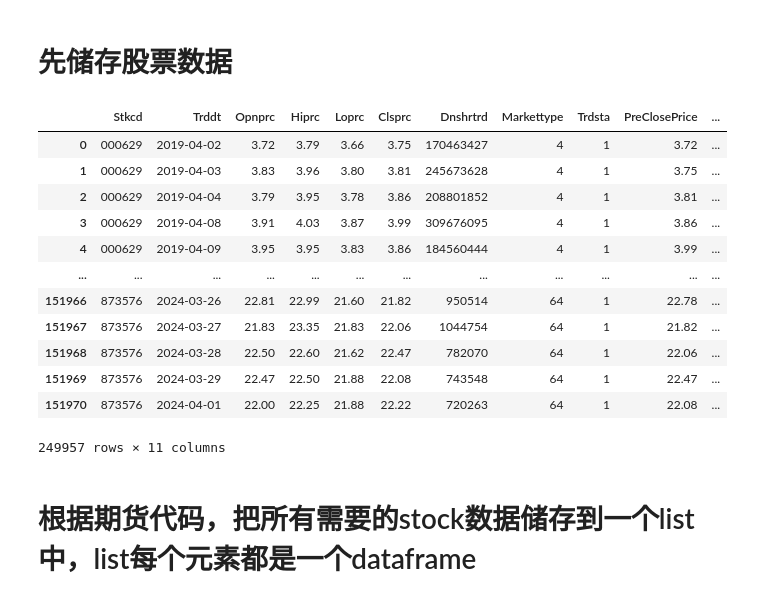
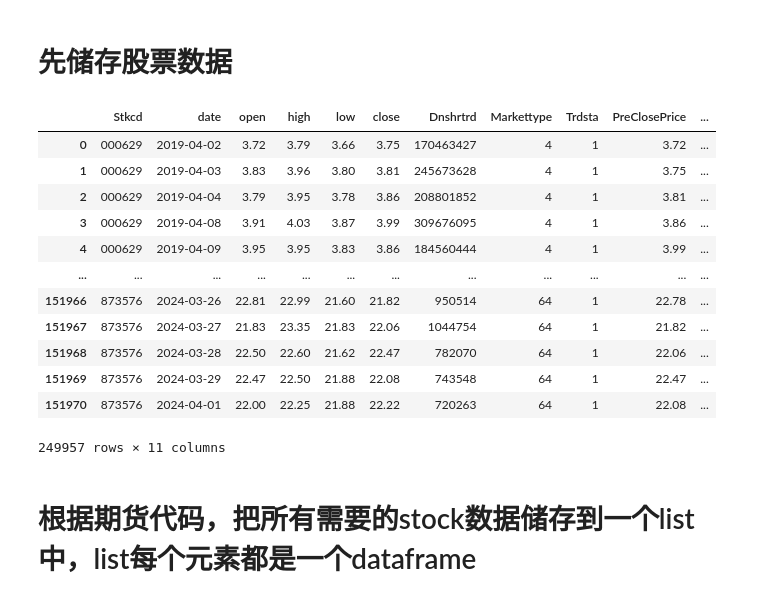
Before and after one commit to hjzlitter/futures-stocks, a Jupyter notebook: model.ipynb, the cells around one changed output. Drawn from its saved outputs; the diff is of its cells as text; code cells hidden in the pictures.

```diff
--- a/model.ipynb
+++ b/model.ipynb
@@ -63,17 +63,18 @@ fut_list = ['CU9999', 'JM9999', 'HC9999', 'SC9999', 'TA9999', 'L9999', 'RU9999',
 # %%
 metal = pd.read_csv("stocks/metal.csv")
 metal['Stkcd'] = metal['Stkcd'].astype(str).str.zfill(6)
 
 coal = pd.read_csv("stocks/coal.csv")
 coal['Stkcd'] = coal['Stkcd'].astype(str).str.zfill(6)
 
 nonferrous = pd.read_csv("stocks/nonferrous.csv")
 nonferrous['Stkcd'] = nonferrous['Stkcd'].astype(str).str.zfill(6)
 
 all_stock = pd.concat([metal, coal, nonferrous], axis=0)
+all_stock.rename(columns={'Trddt': 'date', 'Opnprc': 'open','Loprc':'low', 'Hiprc':'high', 'Clsprc':'close'}, inplace=True)
 all_stock
 # %% [output]
-|  | Stkcd | Trddt | Opnprc | Hiprc | Loprc | Clsprc | Dnshrtrd | Markettype | Trdsta | PreClosePrice | ... |
+|  | Stkcd | date | open | high | low | close | Dnshrtrd | Markettype | Trdsta | PreClosePrice | ... |
 | 0 | 000629 | 2019-04-02 | 3.72 | 3.79 | 3.66 | 3.75 | 170463427 | 4 | 1 | 3.72 | ... |
 | 1 | 000629 | 2019-04-03 | 3.83 | 3.96 | 3.80 | 3.81 | 245673628 | 4 | 1 | 3.75 | ... |
 | 2 | 000629 | 2019-04-04 | 3.79 | 3.95 | 3.78 | 3.86 | 208801852 | 4 | 1 | 3.81 | ... |
```
Also changed, not shown: parts of 6 cells of this notebook.
